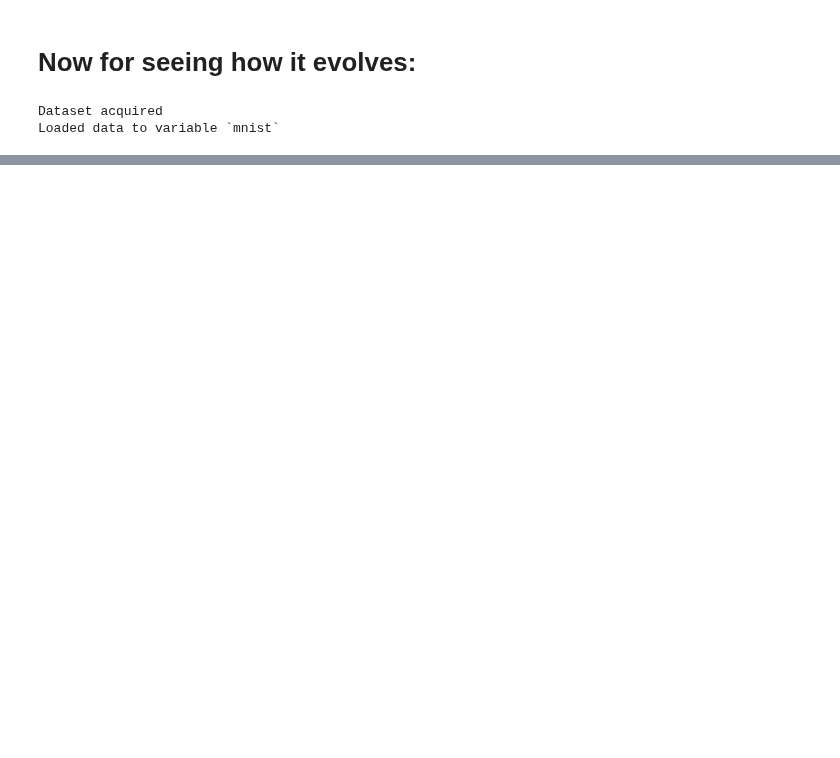
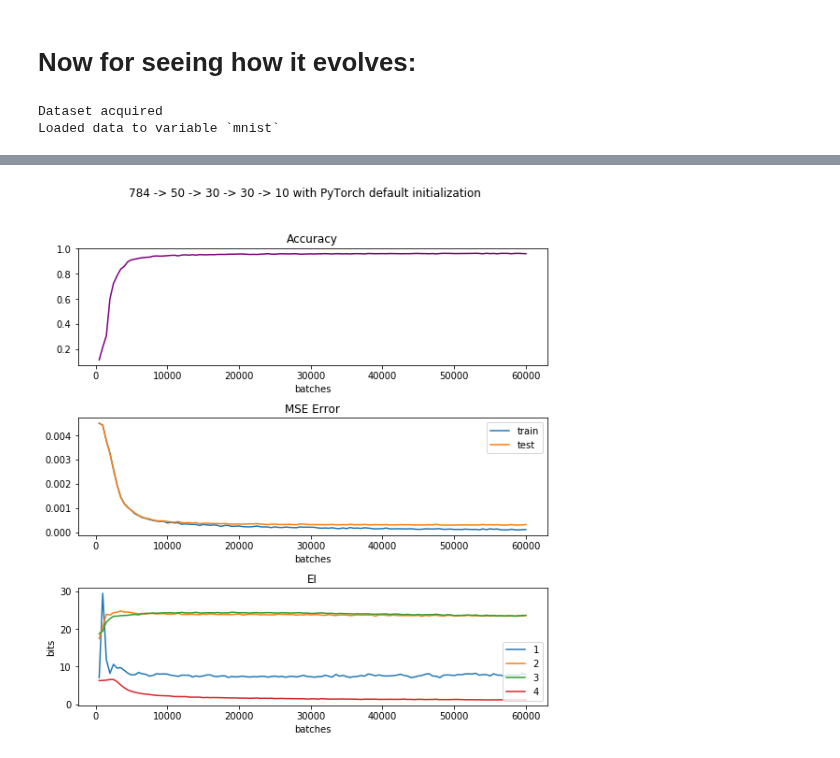
Before and after one commit to ejmichaud/ai-experiments, a Jupyter notebook: effective-information/dev/test-ei-notebook.ipynb, the cells around one changed output, grey strips where cells are left out. Cells and saved outputs as stored; diff of their text form; code cells hidden in the pictures; blank space fills up the shorter version.

```diff
--- a/effective-information/dev/test-ei-notebook.ipynb
+++ b/effective-information/dev/test-ei-notebook.ipynb
@@ -237,0 +660,34 @@ KeyboardInterrupt:
+# %%
+EIs_layer1, EIs_layer2, EIs_layer3, EIs_layer4 = zip(*eis_data)
+train_loss_data, test_loss_data = zip(*losses_data)
+# %%
+plt.figure(figsize=(9,9))
+
+plt.suptitle("784 -> 50 -> 30 -> 30 -> 10 with PyTorch default initialization")
+
+plt.subplot(3, 1, 1)
+plt.title("Accuracy")
+plt.plot(num_batches_data, accuracies_data, color='purple')
+plt.xlabel("batches")
+
+plt.subplot(3, 1, 2)
+plt.title("MSE Error")
+plt.plot(num_batches_data, train_loss_data, label="train")
+plt.plot(num_batches_data, test_loss_data, label="test")
+plt.xlabel("batches")
+plt.legend()
+
+plt.subplot(3, 1, 3)
+plt.title("EI")
+plt.plot(num_batches_data, EIs_layer1, label="1")
+plt.plot(num_batches_data, EIs_layer2, label="2")
+plt.plot(num_batches_data, EIs_layer3, label="3")
+plt.plot(num_batches_data, EIs_layer4, label="4")
+plt.legend(loc='lower right')
+plt.xlabel("batches")
+plt.ylabel("bits")
+
+plt.subplots_adjust(hspace=0.45)
+plt.savefig("ei-by-layer-replication", dpi=300)
+# %% [output]
+[figure, added]
```
Also changed, not shown: parts of 41 cells of this notebook, 3 other files.
